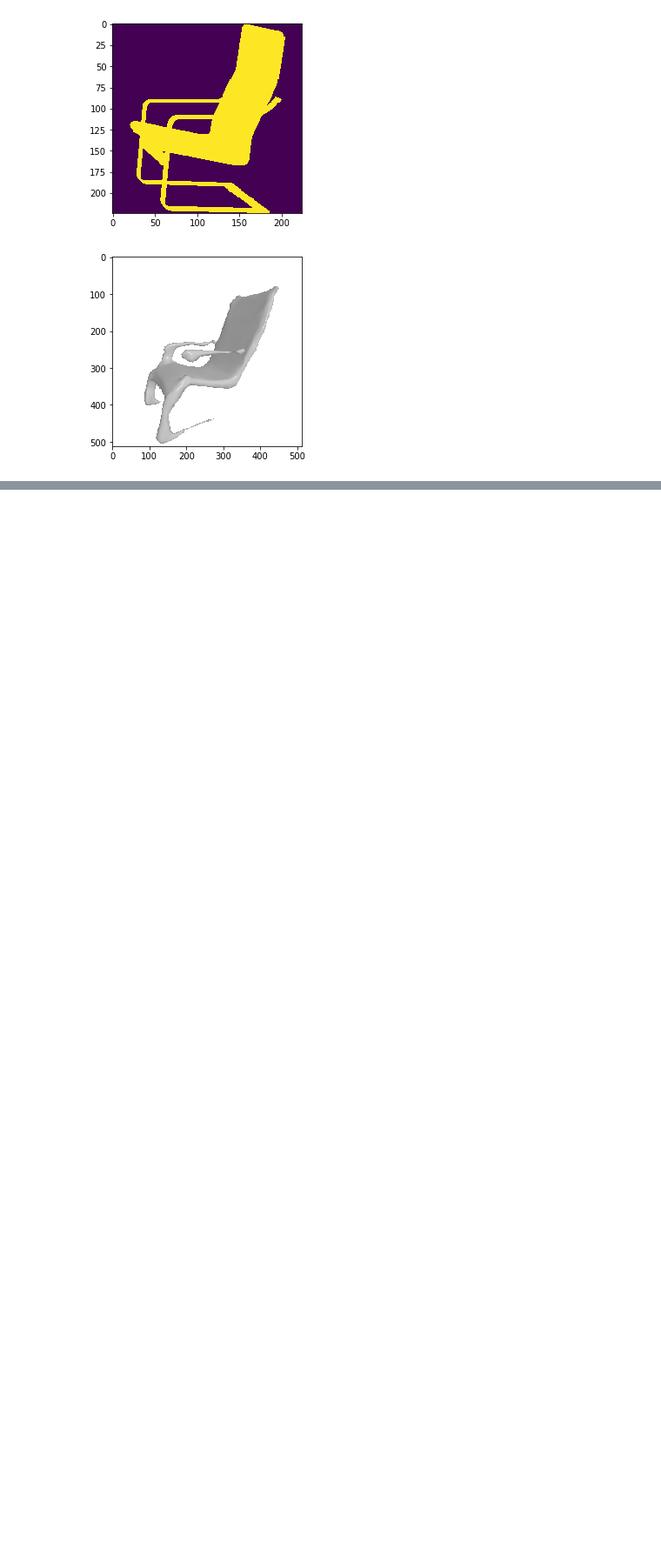
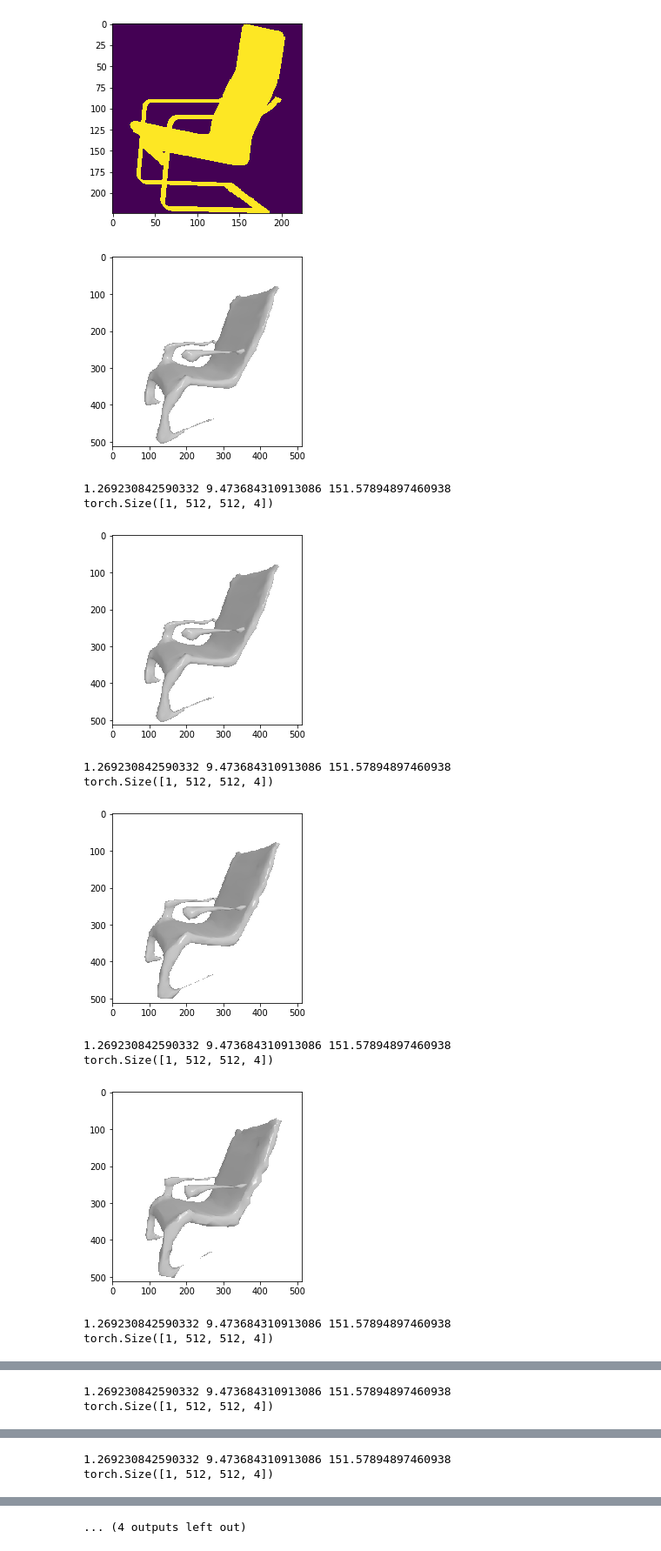
Before and after one commit to edwardyang12/sil_consistent_at_inference, a Jupyter notebook: notebooks/Deformation_Net.ipynb, the cells around one changed output, grey strips where cells are left out. Shown at 87% size. Cells and saved outputs as stored; diff of their text form; code cells hidden in the pictures; blank space fills up the shorter version.

```diff
--- a/notebooks/Deformation_Net.ipynb
+++ b/notebooks/Deformation_Net.ipynb
@@ -106,0 +107,27 @@ refined_mesh, loss_info = refiner.refine_mesh(mesh, input_image, mask, pred_dist
+# %%
+for idx, refined_mesh in enumerate(refined_meshes):
+    # rendering mesh at predicted pose
+    R, T = look_at_view_transform(pred_dist, pred_elev, pred_azim)
+
+    print(pred_dist, pred_elev, pred_azim)
+    refined_mesh_rendered = utils.render_mesh(refined_mesh, R, T, device)
+    print(refined_mesh_rendered.shape)
+
+    # visualizing
+    plt.imshow(refined_mesh_rendered[0, ..., :3].detach().cpu().numpy())
+    plt.show()
+
+    # saving mesh
+    save_obj("notebooks/{}_refined_mesh.obj".format(idx), refined_mesh.verts_packed(), refined_mesh.faces_packed())
+# %% [output]
+1.269230842590332 9.473684310913086 151.57894897460938
+torch.Size([1, 512, 512, 4])
+[figure, added]
+1.269230842590332 9.473684310913086 151.57894897460938
+torch.Size([1, 512, 512, 4])
+[figure, added]
+1.269230842590332 9.473684310913086 151.57894897460938
+torch.Size([1, 512, 512, 4])
+[figure, added]
+1.269230842590332 9.473684310913086 151.57894897460938
+torch.Size([1, 512, 512, 4])
@@ -106,0 +135,2 @@ refined_mesh, loss_info = refiner.refine_mesh(mesh, input_image, mask, pred_dist
+1.269230842590332 9.473684310913086 151.57894897460938
+torch.Size([1, 512, 512, 4])
@@ -106,0 +138,2 @@ refined_mesh, loss_info = refiner.refine_mesh(mesh, input_image, mask, pred_dist
+1.269230842590332 9.473684310913086 151.57894897460938
+torch.Size([1, 512, 512, 4])
@@ -107,3 +141,4 @@ refined_mesh, loss_info = refiner.refine_mesh(mesh, input_image, mask, pred_dist
+... (4 outputs left out)
 # %%
 # rendering mesh at predicted pose
 R, T = look_at_view_transform(pred_dist, pred_elev, pred_azim)
```
Also changed, not shown: parts of 4 cells of this notebook, 5 other files.
